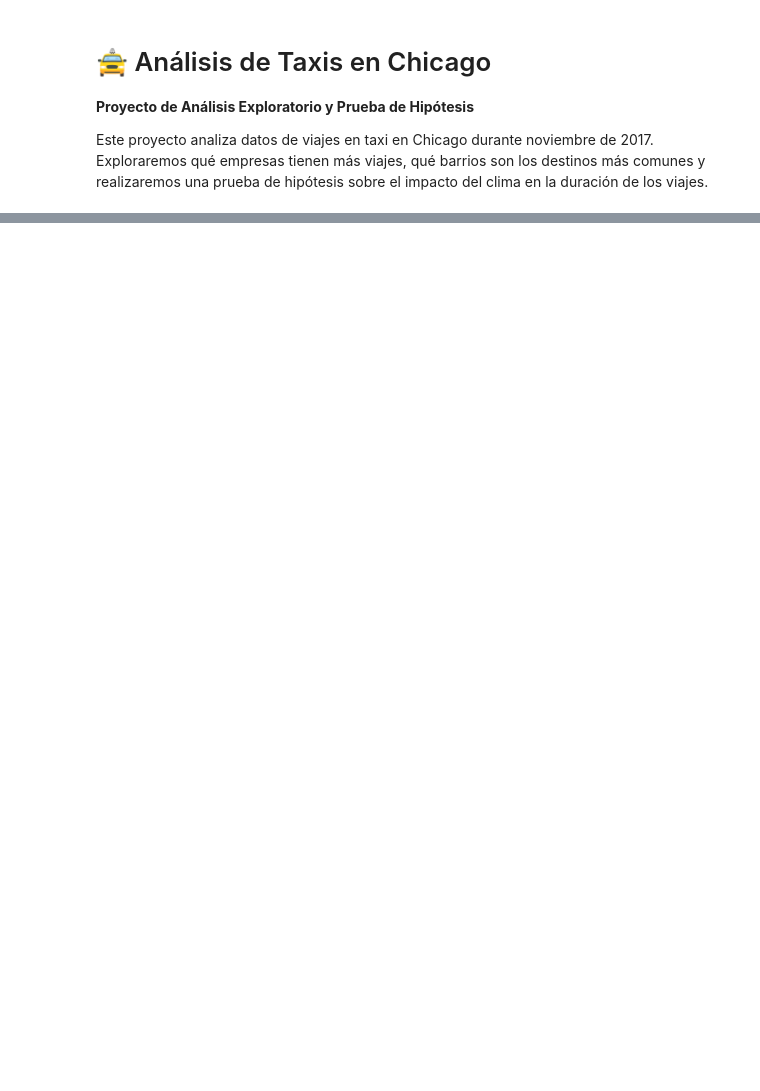
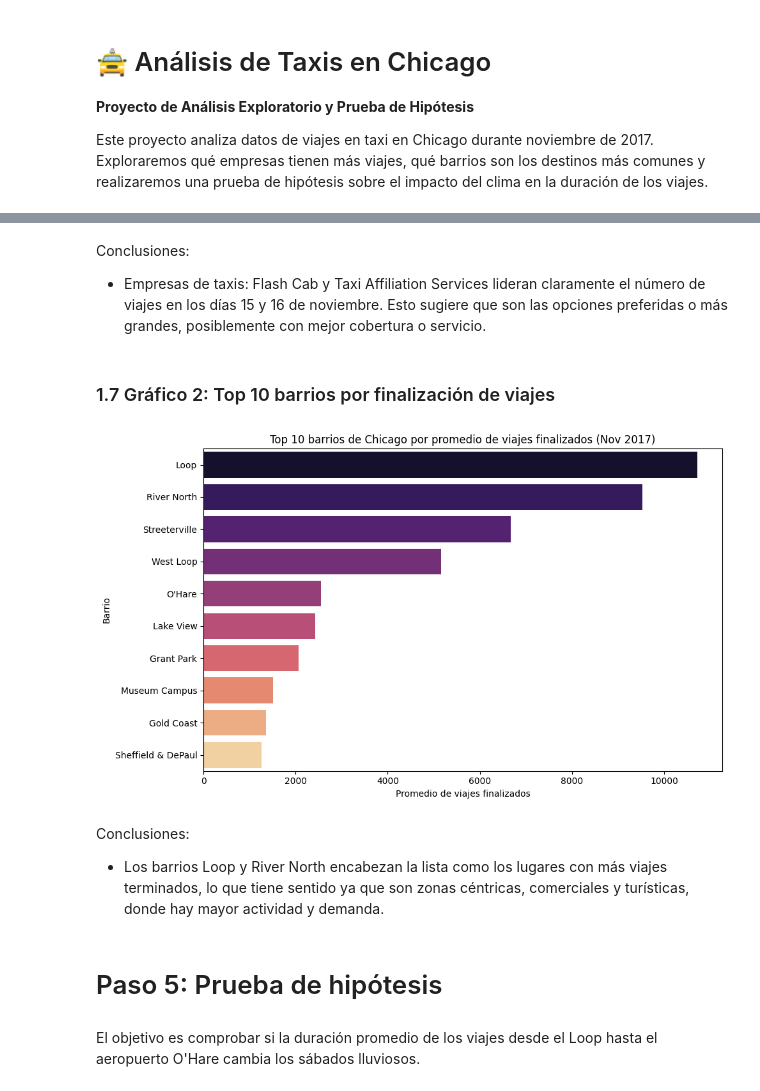
Before and after one commit to linsayr/chicago-taxi-analysis, a Jupyter notebook: notebooks/analysis.ipynb, the cells around one changed output, grey strips where cells are left out. Saved outputs shown, nothing was run; the diff lists cells and outputs as text; code cells hidden in the pictures; blank space fills up the shorter version.

```diff
--- a/notebooks/analysis.ipynb
+++ b/notebooks/analysis.ipynb
@@ -51,0 +116,4 @@ dtype: int64
+# %%
+# Ordenar por average_trips descendente y seleccionar top 10 barrios
+top_10_neighborhoods = df_locations.sort_values(by='average_trips', ascending=False).head(10)
+print(top_10_neighborhoods)
@@ -51,0 +146,22 @@ dtype: int64
+# %% [markdown]
+Conclusiones:
+- Empresas de taxis: Flash Cab y Taxi Affiliation Services lideran claramente el número de viajes en los días 15 y 16 de noviembre. Esto sugiere que son las opciones preferidas o más grandes, posiblemente con mejor cobertura o servicio.
+# %% [markdown]
+### 1.7 Gráfico 2: Top 10 barrios por finalización de viajes
+# %%
+plt.figure(figsize=(10,6))
+sns.barplot(data=top_10_neighborhoods, x='average_trips', y='dropoff_location_name', palette='magma')
+plt.title('Top 10 barrios de Chicago por promedio de viajes finalizados (Nov 2017)')
+plt.xlabel('Promedio de viajes finalizados')
+plt.ylabel('Barrio')
+plt.tight_layout()
+plt.show()
+# %% [output]
+[figure, added]
+# %% [markdown]
+Conclusiones:
+- Los barrios Loop y River North encabezan la lista como los lugares con más viajes terminados, lo que tiene sentido ya que son zonas céntricas, comerciales y turísticas, donde hay mayor actividad y demanda.
+# %% [markdown]
+# Paso 5: Prueba de hipótesis
+# %% [markdown]
+El objetivo es comprobar si la duración promedio de los viajes desde el Loop hasta el aeropuerto O'Hare cambia los sábados lluviosos.
```
Also changed, not shown: parts of 24 cells of this notebook.
